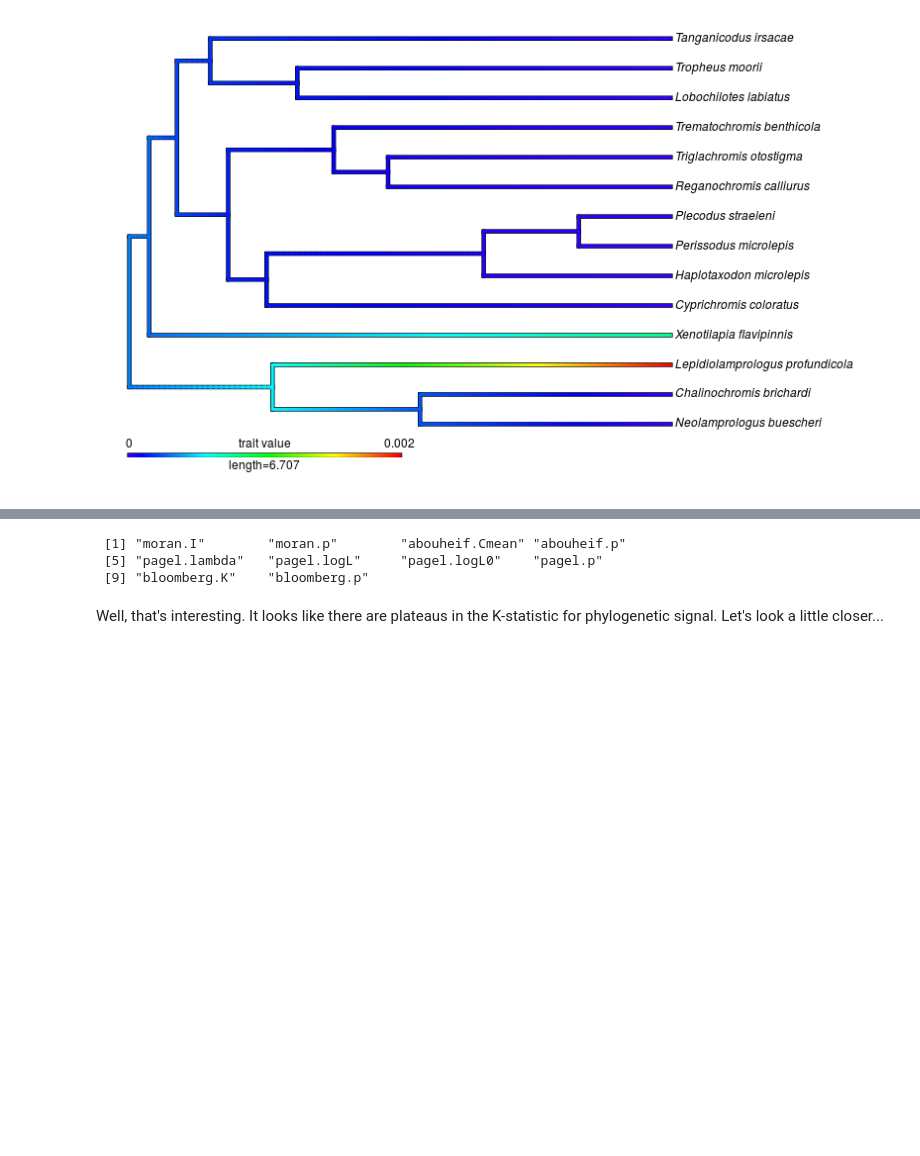
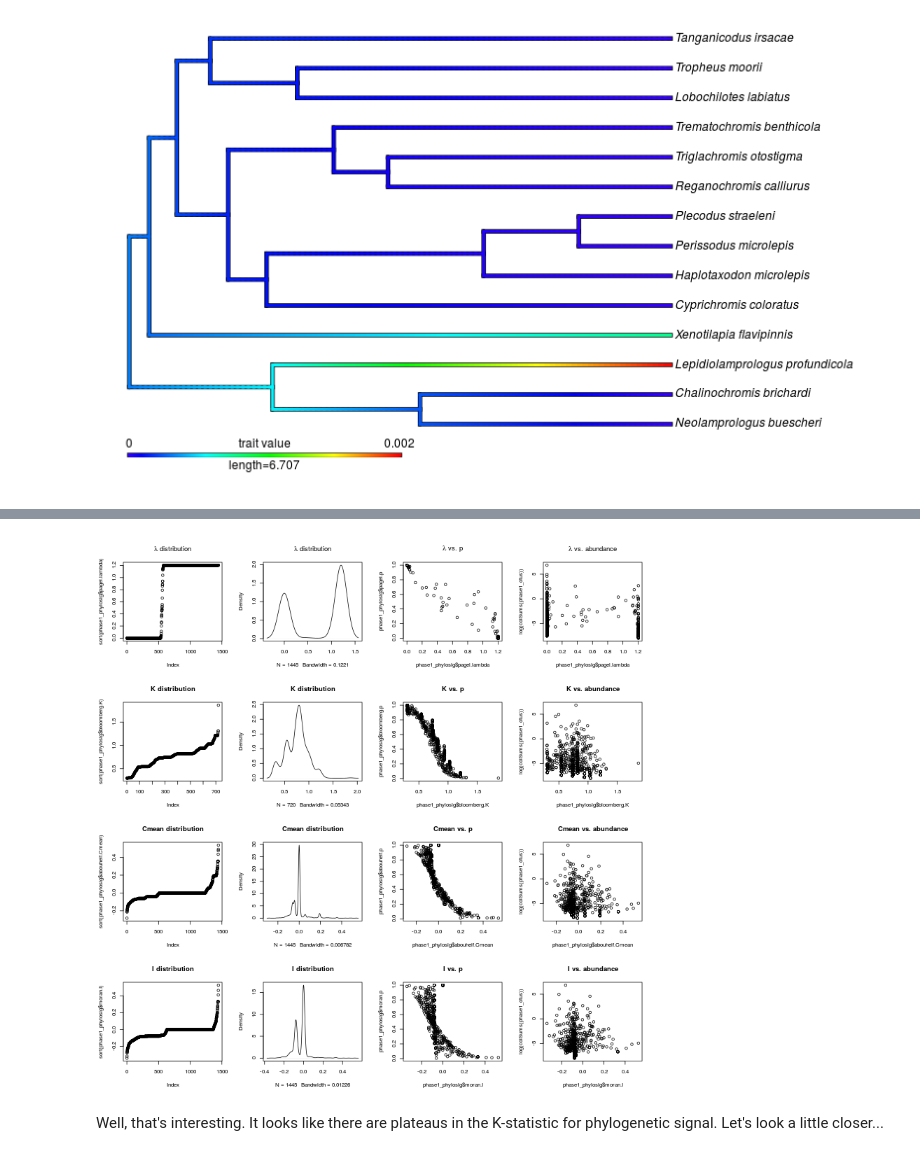
Before and after one commit to ryneches/fishpoo, a Jupyter notebook: fishpoo.ipynb, the cells around one changed output, grey strips where cells are left out. Saved outputs shown, nothing was run; the diff lists cells and outputs as text; code cells hidden in the pictures; blank space fills up the shorter version.

Commit message:
all phylosig measures in one figure

```diff
--- a/fishpoo.ipynb
+++ b/fishpoo.ipynb
@@ -607,17 +585,17 @@ library(phylobase)
 library(geiger)
 library(phytools)
 
+phase1_otus <- read.table( file="fishpoo_phase1_otus_vs_host.csv", sep=',')
+
 phylotraits <- phylo4d( rabosky_trimmed, phase1_otus )
-
 
 moran.test <- abouheif.moran(phylotraits,method="Abouheif")
 moran.df <- data.frame(moran.test$obs, moran.test$p)
 rownames(moran.df) <- moran.test$names
 colnames(moran.df) <- c("moran.I", "moran.p")
 
-
 abouheif.test <- abouheif.moran(phylotraits,method="oriAbouheif")
-abouheif.df <- data.frame(moran.test$obs, moran.test$p)
+abouheif.df <- data.frame(abouheif.test$obs, abouheif.test$p)
 rownames(abouheif.df) <- moran.test$names
 colnames(abouheif.df) <- c("abouheif.Cmean", "abouheif.p")
 
@@ -651,32 +629,40 @@ for( i in 1:length(phase1_otus)) {
 
 }
 
-phase1_phylosig <- data.frame( moran.df$moran.I, moran.df$moran.p,
+phase1_phylosig <- data.frame( moran.df$moran.I,           moran.df$moran.p,
                                abouheif.df$abouheif.Cmean, abouheif.df$abouheif.p,
-                               pagel.lambda, pagel.logL, pagel.logL0, pagel.p,
-                               bloomberg.K, bloomberg.p )
+                               pagel.lambda,               pagel.logL,             pagel.logL0, pagel.p,
+                               bloomberg.K,                bloomberg.p )
 colnames(phase1_phylosig) <- c( "moran.I", "moran.p",
                                 "abouheif.Cmean", "abouheif.p",
                                 "pagel.lambda", "pagel.logL", "pagel.logL0", "pagel.p",
                                 "bloomberg.K", "bloomberg.p" )
 rownames(phase1_phylosig) <- pagel.names
-# %%
-%%R -w 800 -h 480 -u px
-
-#par(mfrow=c(2,4))
-#plot( phase1_phylosig$pagel.lambda, phase1_phylosig$pagel.p, main="lambda vs. p")
-#plot( phase1_phylosig$pagel.lambda, log(colSums(phase1_otus)), main="lambda vs. abundance" )
-
-#plot( phase1_phylosig$moran.k, phase1_phylosig$moran.p, main="lambda vs. p")
-#plot( phase1_phylosig$moran.k, log(colSums(phase1_otus)), main="lambda vs. abundance" )
-
-names(phase1_phylosig)
-#bloomberg.p
-#moran.test$names
-# %% [output]
- [1] "moran.I"        "moran.p"        "abouheif.Cmean" "abouheif.p"
- [5] "pagel.lambda"   "pagel.logL"     "pagel.logL0"    "pagel.p"
- [9] "bloomberg.K"    "bloomberg.p"
+# %%
+%%R -w 800 -h 800 -u px
+
+par(mfrow=c(4,4))
+plot( sort(phase1_phylosig$pagel.lambda), main=expression(paste(lambda, " distribution")) )
+plot( density(phase1_phylosig$pagel.lambda, na.rm=TRUE), main=expression(paste(lambda, " distribution")) )
+plot( phase1_phylosig$pagel.lambda, phase1_phylosig$pagel.p, main=expression(paste(lambda, " vs. p")))
+plot( phase1_phylosig$pagel.lambda, log(colSums(phase1_otus)), main=expression(paste(lambda, " vs. abundance")) )
+
+plot( sort(phase1_phylosig$bloomberg.K), main="K distribution" )
+plot( density(phase1_phylosig$bloomberg.K, na.rm=TRUE), main="K distribution" )
+plot( phase1_phylosig$bloomberg.K, phase1_phylosig$bloomberg.p, main="K vs. p")
+plot( phase1_phylosig$bloomberg.K, log(colSums(phase1_otus)), main="K vs. abundance" )
+
+plot( sort(phase1_phylosig$abouheif.Cmean), main="Cmean distribution" )
+plot( density(phase1_phylosig$abouheif.Cmean, na.rm=TRUE), main="Cmean distribution" )
+plot( phase1_phylosig$abouheif.Cmean, phase1_phylosig$abouheif.p, main="Cmean vs. p")
+plot( phase1_phylosig$abouheif.Cmean, log(colSums(phase1_otus)), main="Cmean vs. abundance" )
+
+plot( sort(phase1_phylosig$moran.I), main="I distribution" )
+plot( density(phase1_phylosig$moran.I, na.rm=TRUE), main="I distribution" )
+plot( phase1_phylosig$moran.I, phase1_phylosig$moran.p, main="I vs. p")
+plot( phase1_phylosig$moran.I, log(colSums(phase1_otus)), main="I vs. abundance" )
+# %% [output]
+[figure, added]
 # %% [markdown]
 Well, that's interesting. It looks like there are plateaus in the K-statistic for
 phylogenetic signal. Let's look a little closer...
```
Also changed, not shown: parts of 6 cells of this notebook.
